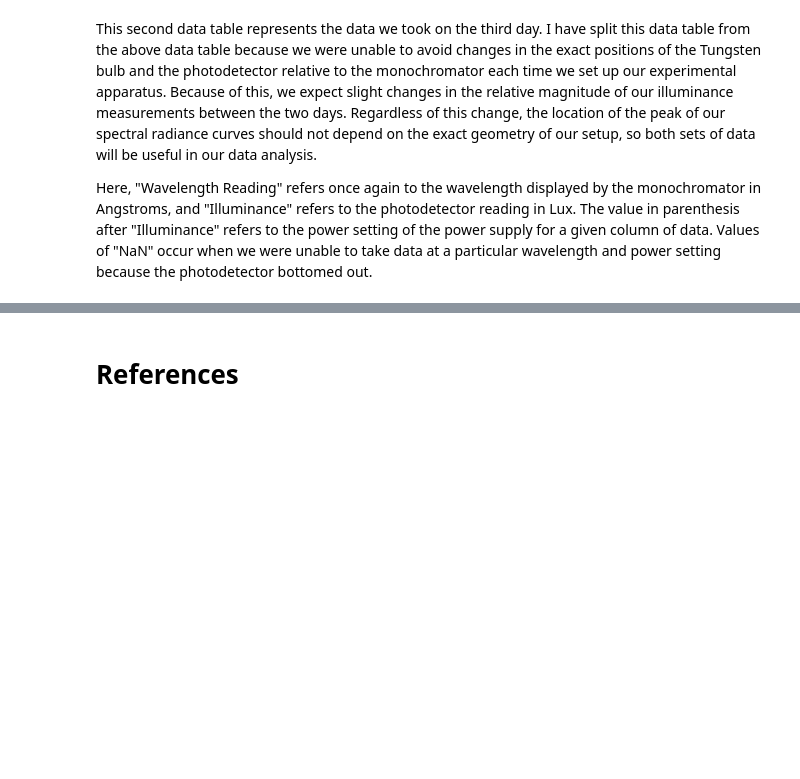
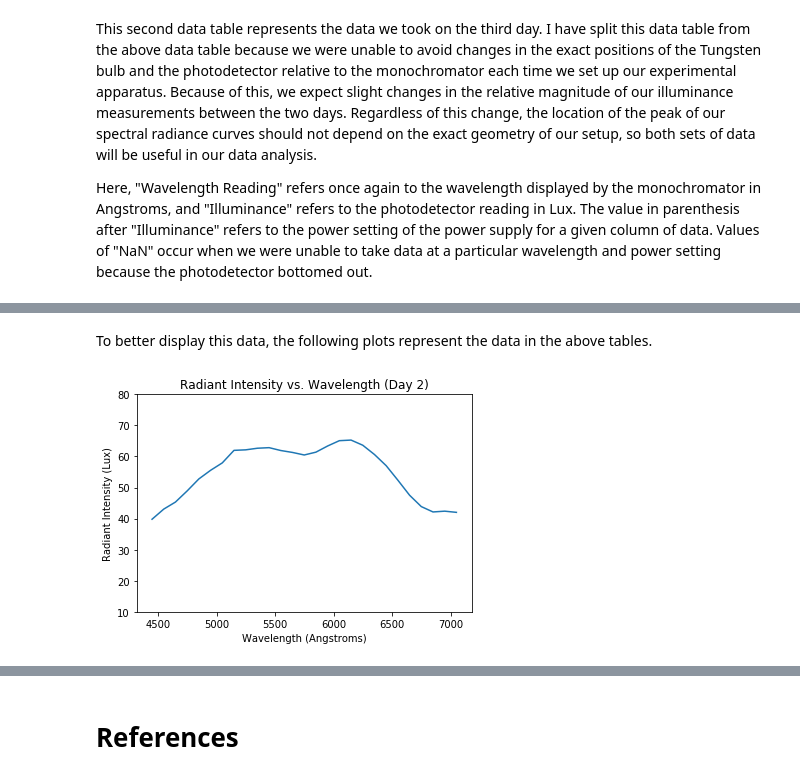
Before and after one commit to DGeisz/5CL, a Jupyter notebook: CapHeidi/CapstoneProject.ipynb, the cells around one changed output, grey strips where cells are left out. Saved outputs shown, nothing was run; the diff lists cells and outputs as text; code cells hidden in the pictures; blank space fills up the shorter version.

```diff
--- a/CapHeidi/CapstoneProject.ipynb
+++ b/CapHeidi/CapstoneProject.ipynb
@@ -132,0 +267,11 @@ day3
+# %% [markdown]
+To better display this data, the following plots represent the data in the above tables.
+# %%
+plt.plot(dday2.Wavelength, dday2["RI"])
+plt.title("Radiant Intensity vs. Wavelength (Day 2)")
+plt.xlabel("Wavelength (Angstroms)")
+plt.ylabel("Radiant Intensity (Lux)")
+plt.ylim([10, 80])
+plt.show()
+# %% [output]
+[figure, added]
```
Also changed, not shown: parts of 30 cells of this notebook, 2 other files.
